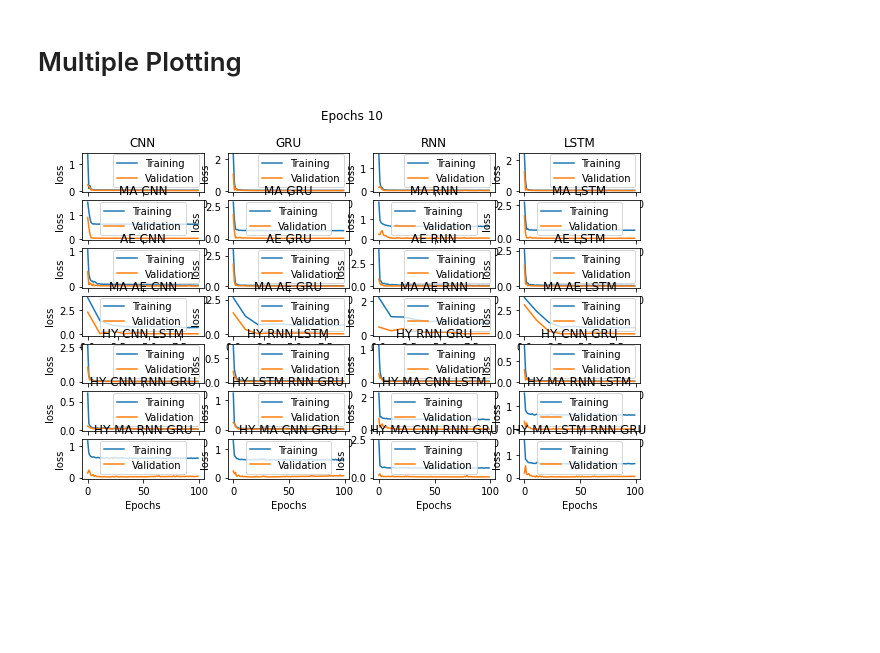
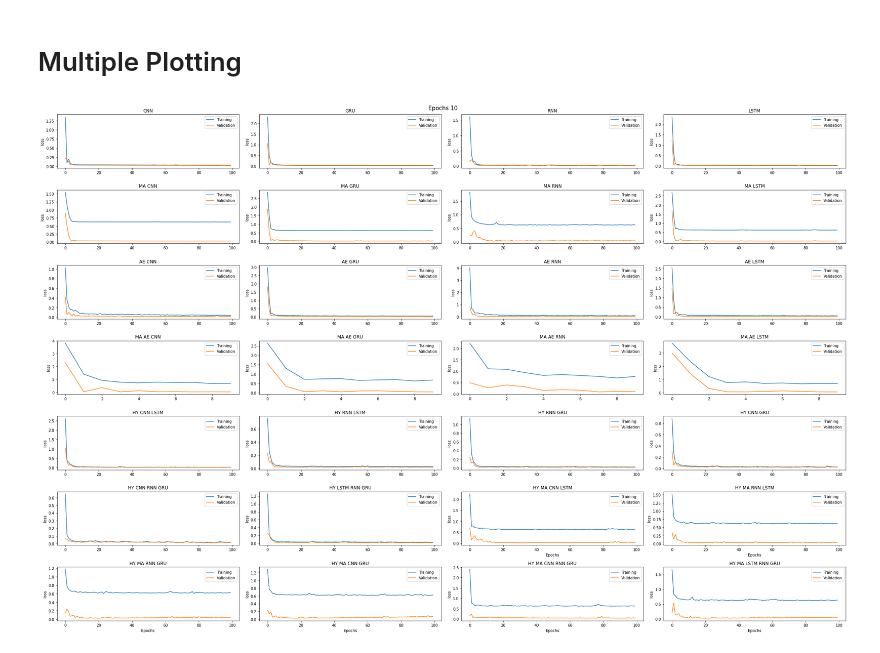
Before and after one commit to rakibhhridoy/Research, a Jupyter notebook: Colab/Turag/Python/DL Lab/Univariate/DOA/History.ipynb, the cells around one changed output. Saved outputs shown, nothing was run; the diff lists cells and outputs as text; code cells hidden in the pictures; blank space fills up the shorter version.

Commit message:
history multiple plottingi ++

```diff
--- a/Colab/Turag/Python/DL Lab/Univariate/DOA/History.ipynb
+++ b/Colab/Turag/Python/DL Lab/Univariate/DOA/History.ipynb
@@ -501,5 +503,5 @@ plot6(mavg_hybrid_cnn_lstm_history10, mavg_hybrid_rnn_lstm_history10, mavg_hybri
 # %%
-fig, axes = plt.subplots(7, 4, figsize=(10, 6))
+fig, axes = plt.subplots(7, 4, figsize=(30, 20))
 axes[0, 0].plot(cnn_history10['training_loss'], label = "Training")
 axes[0, 0].plot(cnn_history10['validation_loss'], label =  "Validation")
 axes[0, 0].set_title("CNN")
@@ -663,32 +665,34 @@ axes[6, 0].set_title("HY MA RNN GRU")
 axes[6, 0].set_xlabel("Epochs")
 axes[6, 0].set_ylabel("loss")
 axes[6, 0].legend()
 
 axes[6, 1].plot(mavg_hybrid_cnn_gru_history10['training_loss'], label = "Training")
 axes[6, 1].plot(mavg_hybrid_cnn_gru_history10['validation_loss'], label =  "Validation")
 axes[6, 1].set_title("HY MA CNN GRU")
 axes[6, 1].set_xlabel("Epochs")
 axes[6, 1].set_ylabel("loss")
 axes[6, 1].legend()
 
 axes[6, 2].plot(mavg_hybrid_cnn_rnn_gru_history10['training_loss'], label = "Training")
 axes[6, 2].plot(mavg_hybrid_cnn_rnn_gru_history10['validation_loss'], label =  "Validation")
 axes[6, 2].set_title("HY MA CNN RNN GRU")
 axes[6, 2].set_xlabel("Epochs")
 axes[6, 2].set_ylabel("loss")
 axes[6, 2].legend()
 
 
 axes[6, 3].plot(mavg_hybrid_lstm_rnn_gru_history10['training_loss'], label = "Training")
 axes[6, 3].plot(mavg_hybrid_lstm_rnn_gru_history10['validation_loss'], label =  "Validation")
 axes[6, 3].set_title("HY MA LSTM RNN GRU")
 axes[6, 3].set_xlabel("Epochs")
 axes[6, 3].set_ylabel("loss")
 axes[6, 3].legend()
 
-fig.suptitle("Epochs 10", fontsize=12)
+fig.suptitle("Epochs 10", fontsize=15)
 plt.tight_layout()
+fname = f"epochs{epochs}/multiplot_history.png"
+plt.savefig(fname, dpi=500, bbox_inches='tight')
 
 plt.show()
 # %% [output]
-[figure, old version]
+[figure, new version]
```
Also changed, not shown: parts of 1 cell of this notebook, 1 other file.
